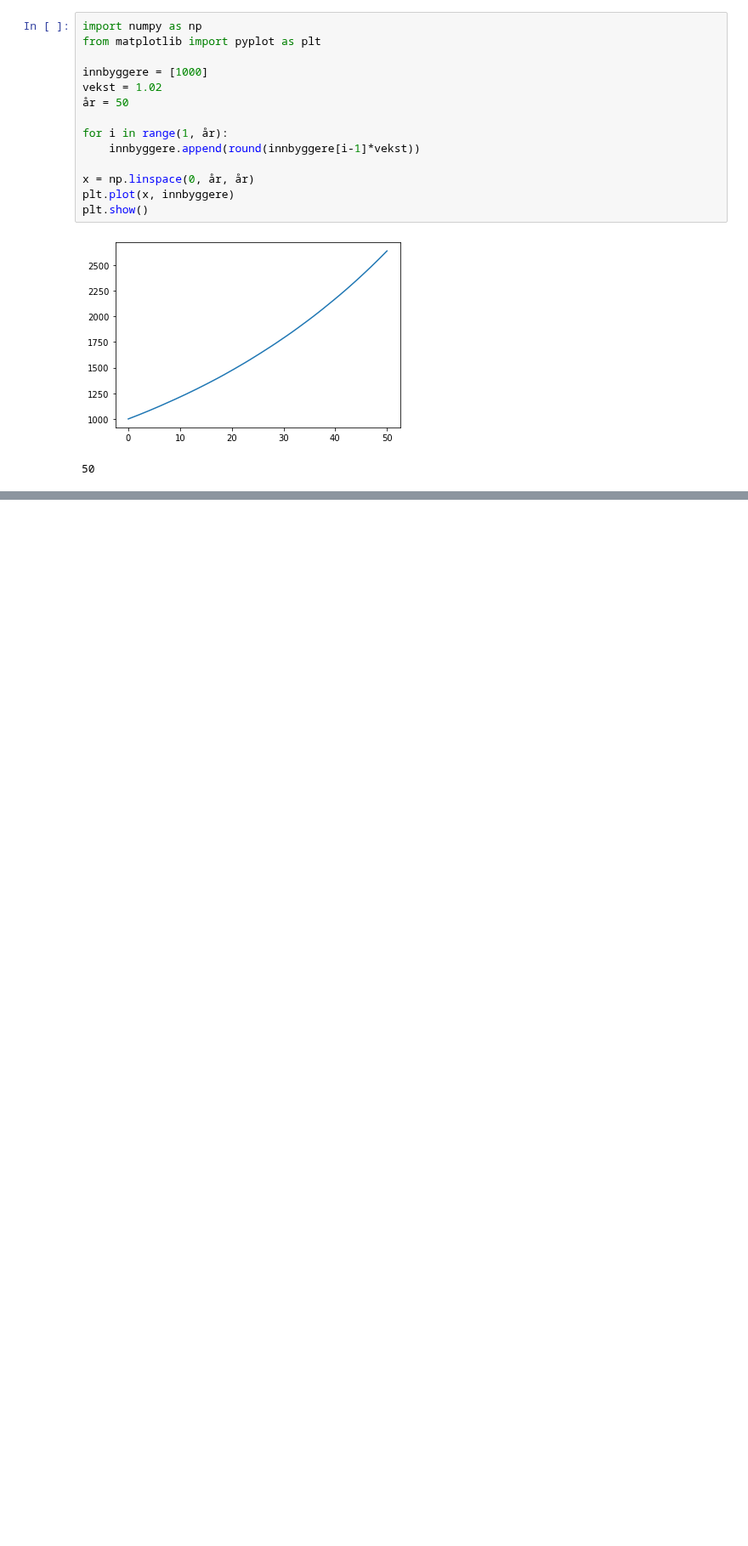
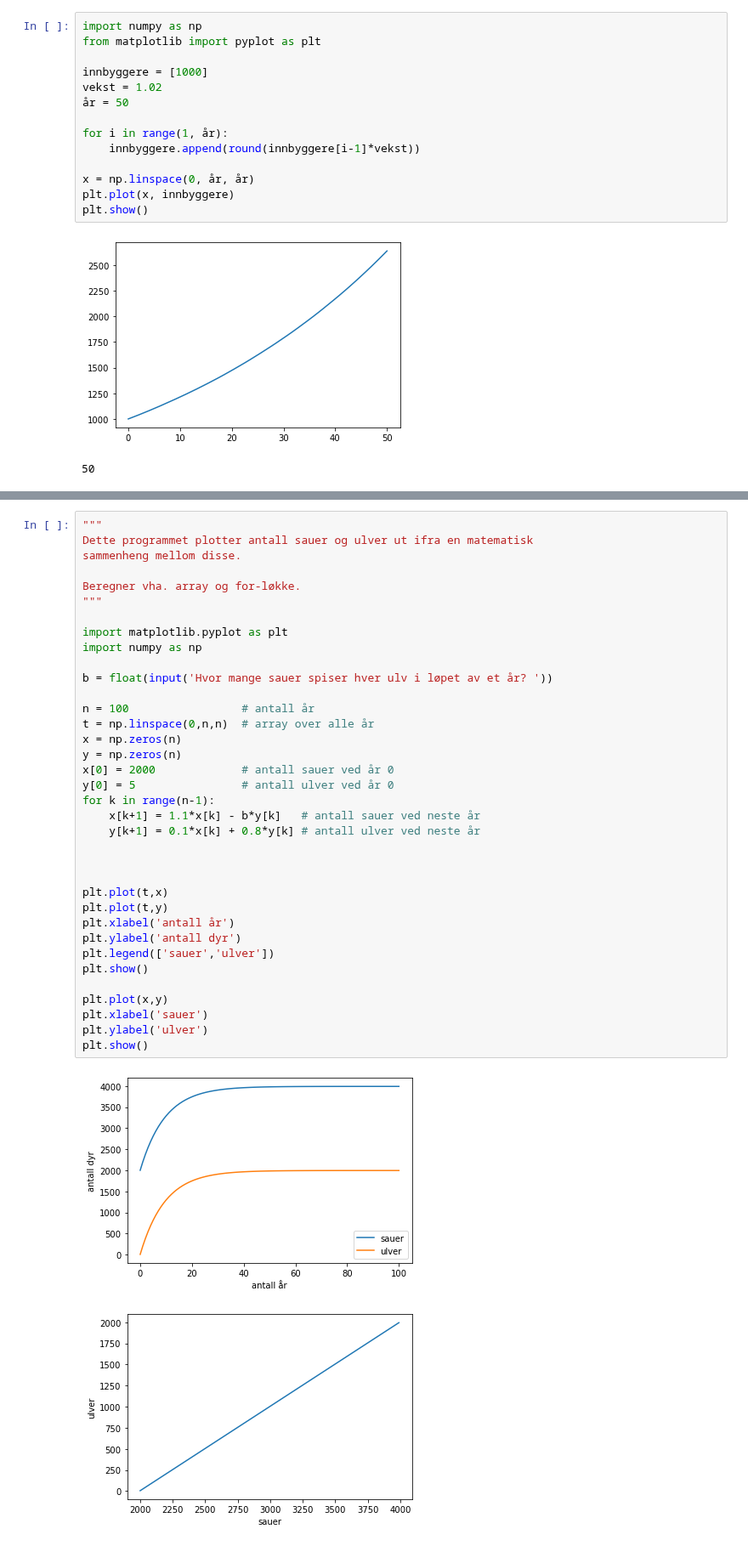
Before and after one commit to christoffer-s/notebooks, a Jupyter notebook: R2.ipynb, the cells around one changed output, grey strips where cells are left out. Shown at 85% size. Drawn from its saved outputs; the diff is of its cells as text; blank space fills up the shorter version.

```diff
--- a/R2.ipynb
+++ b/R2.ipynb
@@ -434,0 +439,39 @@ plt.show()
+# %%
+"""
+Dette programmet plotter antall sauer og ulver ut ifra en matematisk
+sammenheng mellom disse.
+
+Beregner vha. array og for-løkke.
+"""
+
+import matplotlib.pyplot as plt
+import numpy as np
+
+b = float(input('Hvor mange sauer spiser hver ulv i løpet av et år? '))
+
+n = 100                 # antall år
+t = np.linspace(0,n,n)  # array over alle år
+x = np.zeros(n)
+y = np.zeros(n)
+x[0] = 2000             # antall sauer ved år 0
+y[0] = 5                # antall ulver ved år 0
+for k in range(n-1):
+    x[k+1] = 1.1*x[k] - b*y[k]   # antall sauer ved neste år
+    y[k+1] = 0.1*x[k] + 0.8*y[k] # antall ulver ved neste år
+
+
+
+plt.plot(t,x)
+plt.plot(t,y)
+plt.xlabel('antall år')
+plt.ylabel('antall dyr')
+plt.legend(['sauer','ulver'])
+plt.show()
+
+plt.plot(x,y)
+plt.xlabel('sauer')
+plt.ylabel('ulver')
+plt.show()
+# %% [output]
+[figure, added]
+[figure, added]
```
Also changed, not shown: parts of 1 cell of this notebook, 2 other files.
